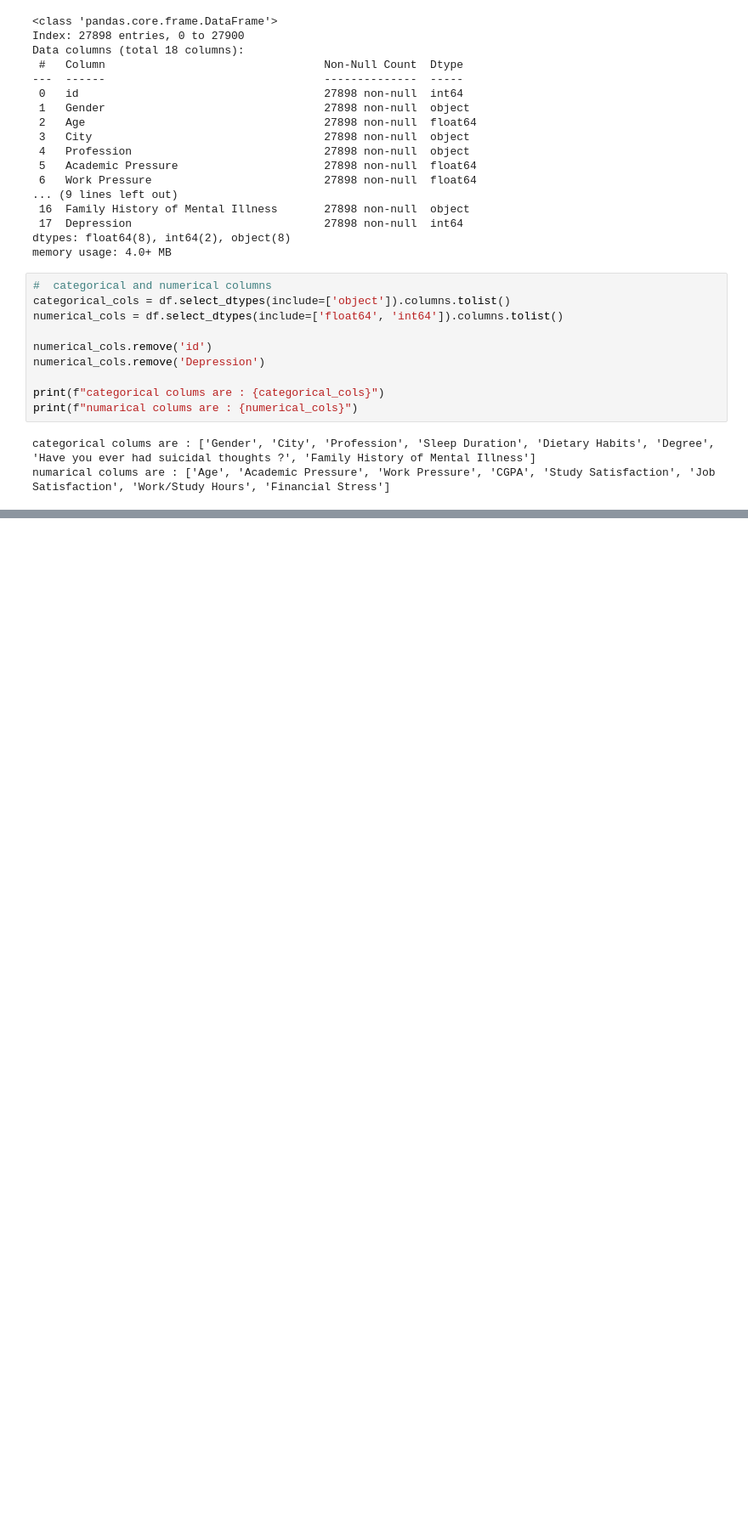
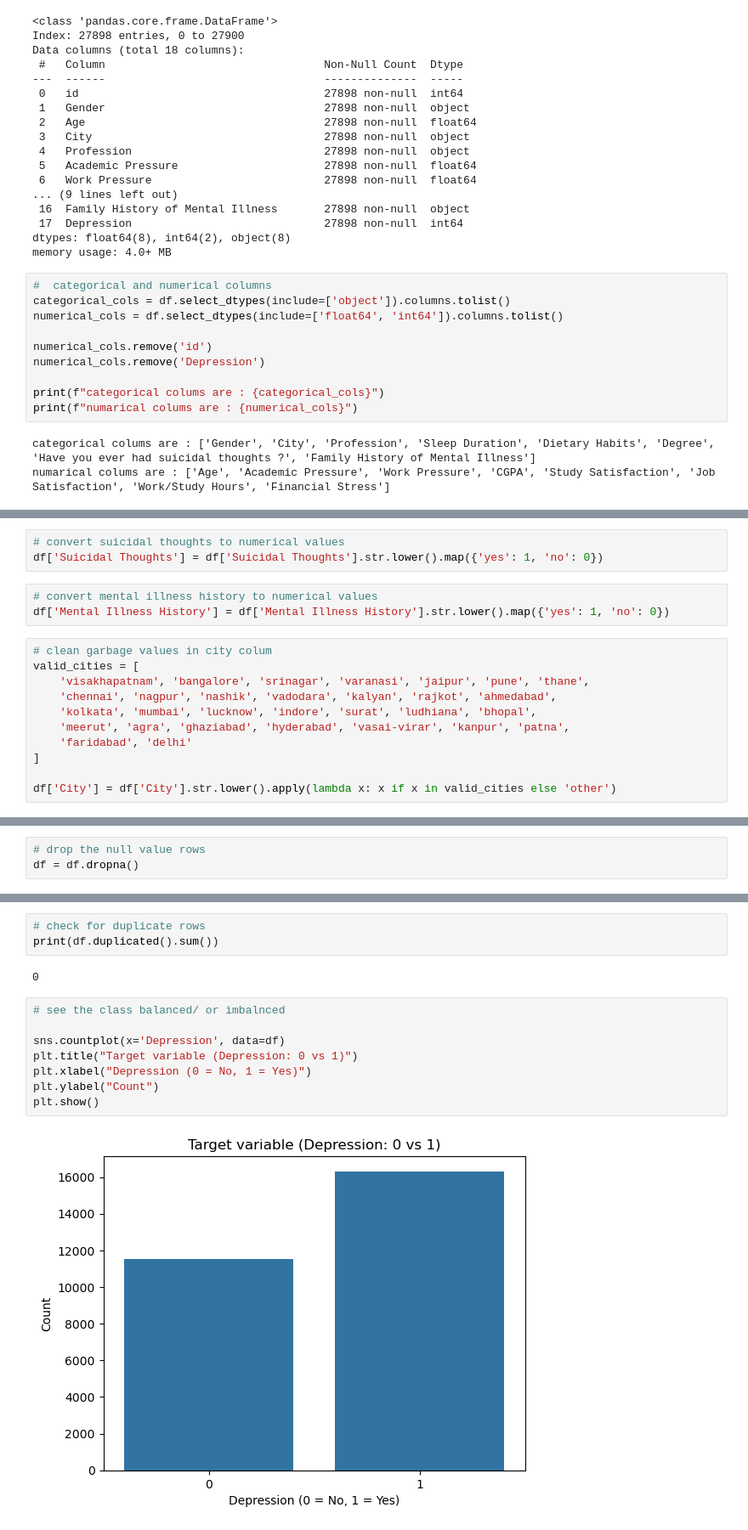
Before and after one commit to rushring/CS_Group07_StudentDepressionDetection, a Jupyter notebook: notebooks/Rushani_Logistic_Regression/eda.ipynb, the cells around one changed output, grey strips where cells are left out. Shown at 85% size. Drawn from its saved outputs; the diff is of its cells as text; blank space fills up the shorter version.

```diff
--- a/notebooks/Rushani_Logistic_Regression/eda.ipynb
+++ b/notebooks/Rushani_Logistic_Regression/eda.ipynb
@@ -181,0 +228,17 @@ Depression : integer
+# %%
+# convert suicidal thoughts to numerical values
+df['Suicidal Thoughts'] = df['Suicidal Thoughts'].str.lower().map({'yes': 1, 'no': 0})
+# %%
+# convert mental illness history to numerical values
+df['Mental Illness History'] = df['Mental Illness History'].str.lower().map({'yes': 1, 'no': 0})
+# %%
+# clean garbage values in city colum
+valid_cities = [
+    'visakhapatnam', 'bangalore', 'srinagar', 'varanasi', 'jaipur', 'pune', 'thane',
+    'chennai', 'nagpur', 'nashik', 'vadodara', 'kalyan', 'rajkot', 'ahmedabad',
+    'kolkata', 'mumbai', 'lucknow', 'indore', 'surat', 'ludhiana', 'bhopal',
+    'meerut', 'agra', 'ghaziabad', 'hyderabad', 'vasai-virar', 'kanpur', 'patna',
+    'faridabad', 'delhi'
+]
+
+df['City'] = df['City'].str.lower().apply(lambda x: x if x in valid_cities else 'other')
@@ -181,0 +268,3 @@ Depression : integer
+# %%
+# drop the null value rows
+df = df.dropna()
@@ -181,0 +363,15 @@ Depression : integer
+# %%
+# check for duplicate rows
+print(df.duplicated().sum())
+# %% [output]
+0
+# %%
+# see the class balanced/ or imbalnced
+
+sns.countplot(x='Depression', data=df)
+plt.title("Target variable (Depression: 0 vs 1)")
+plt.xlabel("Depression (0 = No, 1 = Yes)")
+plt.ylabel("Count")
+plt.show()
+# %% [output]
+[figure, added]
```
Also changed, not shown: parts of 23 cells of this notebook.
